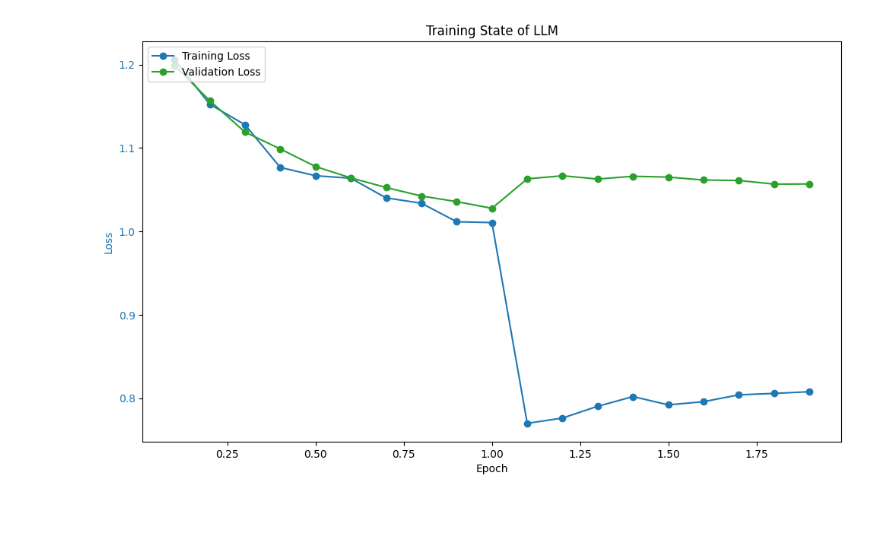
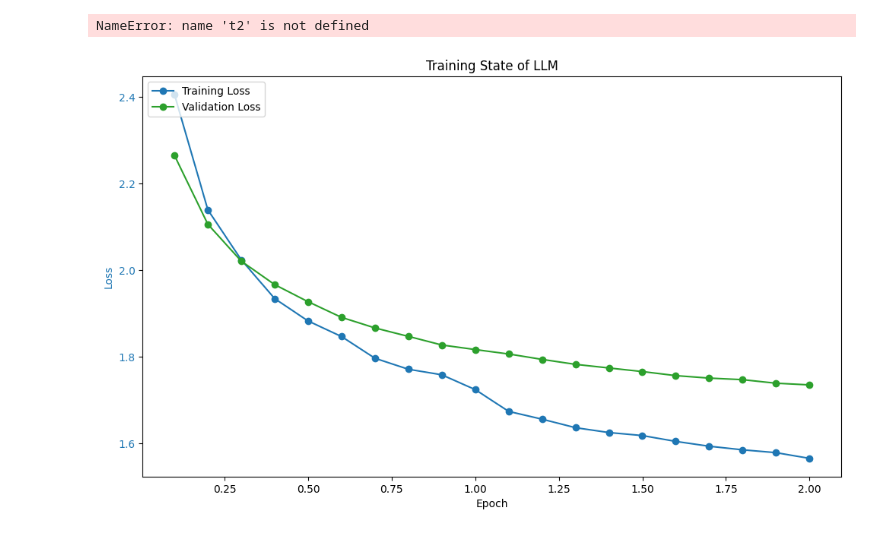
Before and after one commit to williammtan/nusamt, a Jupyter notebook: notebooks/plot.ipynb, the cells around one changed output. Drawn from its saved outputs; the diff is of its cells as text; code cells hidden in the pictures.

```diff
--- a/notebooks/plot.ipynb
+++ b/notebooks/plot.ipynb
@@ -3,7 +3,7 @@ import matplotlib.pyplot as plt
 import pandas as pd
 import json
 # %%
-TRAINER_STATE_FILEPATH = "alma-7b-ban-bt-v3/trainer_state.json"
+TRAINER_STATE_FILEPATH = "../data/mb/train/trainer_state.json"
 # %%
 def load_trainer(filepath):
 
@@ -41,33 +41,35 @@ def load_trainer(filepath):
 df_train, df_eval = load_trainer(TRAINER_STATE_FILEPATH)
 # t2, e2 = load_trainer("alma-7b-ban-e4/trainer_state.json")
 # %%
-t2['epoch'] = t2.epoch + 2
-e2['epoch'] = e2.epoch + 2
+# t2['epoch'] = t2.epoch + 2
+# e2['epoch'] = e2.epoch + 2
 # %%
 df_train = pd.concat([df_train, t2])
 df_eval = pd.concat([df_eval, e2])
+# %% [output]
+NameError: name 't2' is not defined
 # %%
 # Plotting the data
 fig, ax1 = plt.subplots(figsize=(10, 6))
 
 color = 'tab:blue'
 ax1.set_xlabel('Epoch')
 ax1.set_ylabel('Loss', color=color)
 ax1.plot(df_train['epoch'], df_train['train_loss'], label='Training Loss', color=color, linestyle="-", marker="o",)
 ax1.plot(df_eval['epoch'], df_eval['eval_loss'], label='Validation Loss', color='tab:green', marker='o')
 ax1.tick_params(axis='y', labelcolor=color)
 
 # ax2 = ax1.twinx()
 # color = 'tab:red'
 # ax2.set_ylabel('Grad Norm / Learning Rate', color=color)
 # ax2.plot(df['epoch'], df['grad_norm'], label='Gradient Norm', color='tab:red', linestyle='dashed', marker='x')
 # ax2.plot(df['epoch'], df['learning_rate'], label='Learning Rate', color='tab:orange', linestyle='dashed', marker='x')
 # ax2.tick_params(axis='y', labelcolor=color)
 
 fig.tight_layout()
 ax1.legend(loc='upper left')
-ax2.legend(loc='upper right')
+# ax2.legend(loc='upper right')
 plt.title('Training State of LLM')
 plt.show()
 # %% [output]
-[figure, old version]
+[figure, new version]
```
Also changed, not shown: 48 other files.
